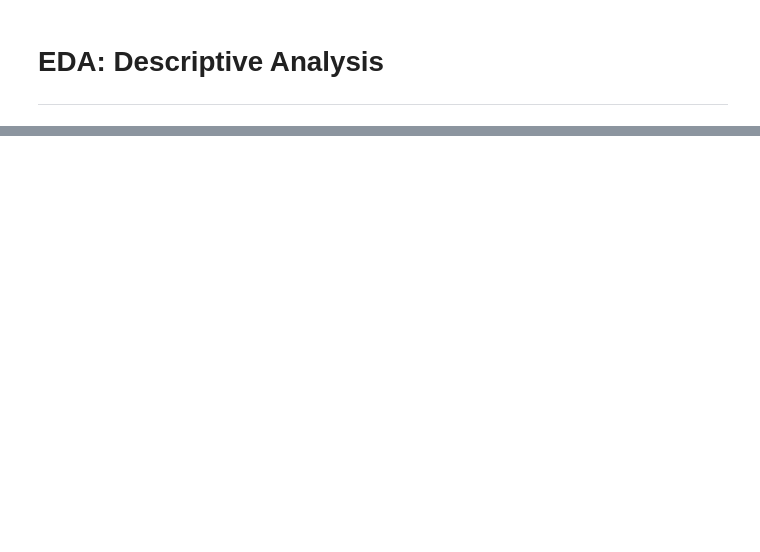
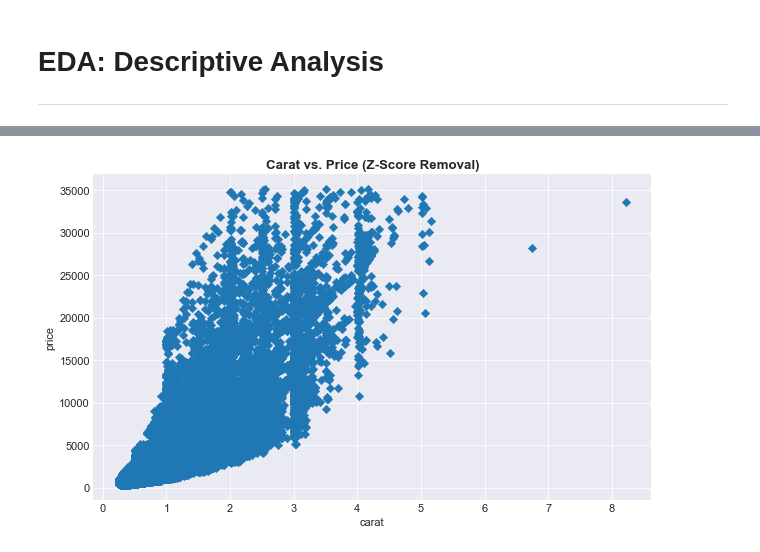
Before and after one commit to TrinityGahagen2K/diamond-pricing-analysis, a Jupyter notebook: diamond_pricing_analysis.ipynb, the cells around one changed output, grey strips where cells are left out. Drawn from its saved outputs; the diff is of its cells as text; code cells hidden in the pictures; blank space fills up the shorter version.

```diff
--- a/diamond_pricing_analysis.ipynb
+++ b/diamond_pricing_analysis.ipynb
@@ -64,0 +244,6 @@ from sklearn.ensemble import RandomForestClassifier, RandomForestRegressor
+# %%
+plt.figure(figsize=(10,6))
+sns.scatterplot(data=diamonds.drop(three_point_five_stds_above.index), x='carat', y='price', edgecolor=None, marker='D')
+plt.title('Carat vs. Price (Z-Score Removal)');
+# %% [output]
+[figure, added]
```
Also changed, not shown: parts of 35 cells of this notebook.
